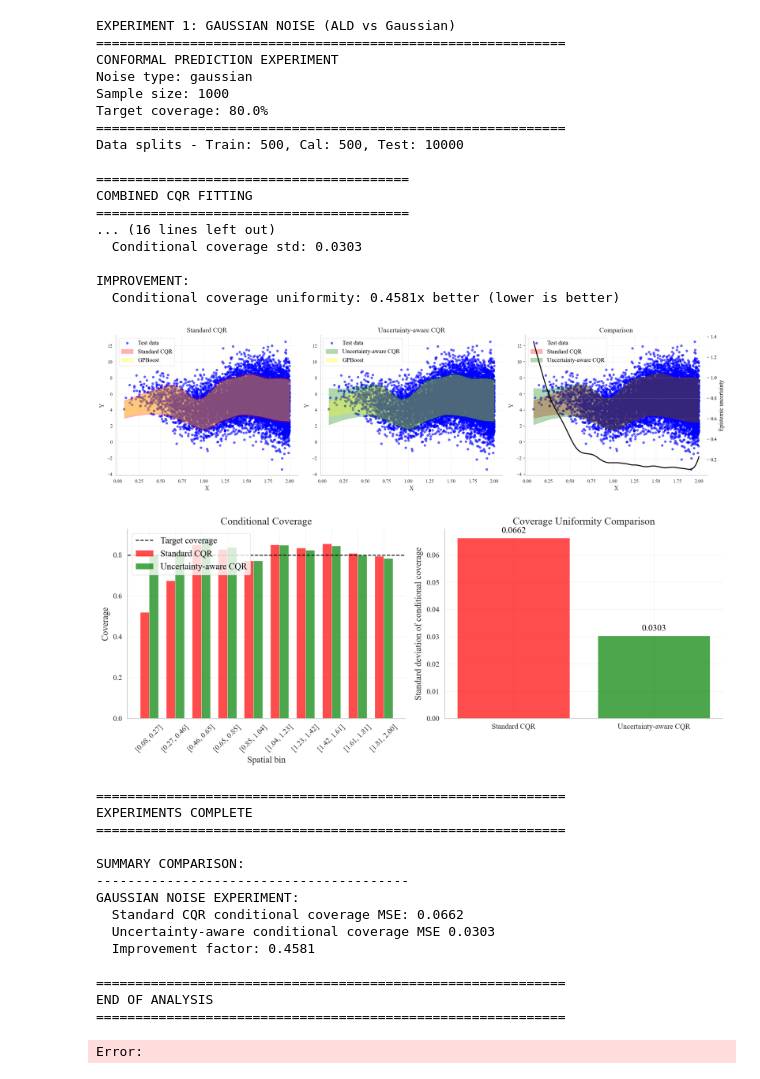
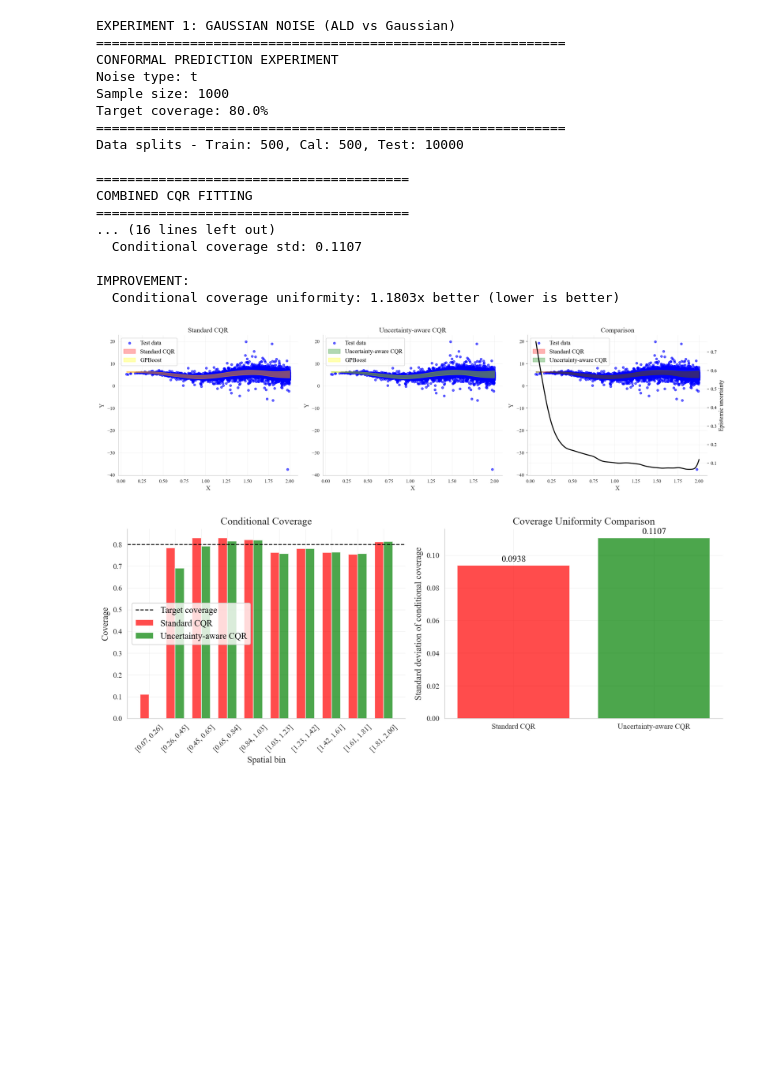
Before and after one commit to AndreaThomNava/LaGP, a Jupyter notebook: notebooks/paper/conformal.ipynb, the cells around one changed output. Saved outputs shown, nothing was run; the diff lists cells and outputs as text; code cells hidden in the pictures; blank space fills up the shorter version.

Commit message:
plotting updates

```diff
--- a/notebooks/paper/conformal.ipynb
+++ b/notebooks/paper/conformal.ipynb
@@ -520,64 +496,28 @@ def run_experiment(n_samples=1000, noise_type='gaussian', alpha=0.1, test_size=0
         'epistemic_uncertainty': epistemic_uncertainty
     }
 # %%
-
-# ===========================
-# 7. RUN EXPERIMENTS
-# ===========================
-
+#  RUN EXPERIMENTS
 if __name__ == "__main__":
     # Experiment 1: Gaussian noise (model misspecification)
     print("EXPERIMENT 1: GAUSSIAN NOISE (ALD vs Gaussian)")
-    results_gaussian = run_experiment(n_samples=1000, cal_size= 0.5, noise_type='gaussian', alpha=0.2)
-
-    print("\n" + "="*60)
-    print("EXPERIMENTS COMPLETE")
-    print("="*60)
-
-    # Summary comparison
-    print("\nSUMMARY COMPARISON:")
-    print("-" * 40)
-    print("GAUSSIAN NOISE EXPERIMENT:")
-    print(f"  Standard CQR conditional coverage MSE: {results_gaussian['results_std']['conditional_coverage_mse']:.4f}")
-    print(f"  Uncertainty-aware conditional coverage MSE {results_gaussian['results_aware']['conditional_coverage_mse']:.4f}")
-    improvement_gaussian = results_gaussian['results_aware']['conditional_coverage_mse'] / results_gaussian['results_std']['conditional_coverage_mse']
-    print(f"  Improvement factor: {improvement_gaussian:.4f}")
-
-    print("\n" + "="*60)
-    print("END OF ANALYSIS")
-    print("="*60)
+    results_gaussian = run_experiment(n_samples=1000, cal_size= 0.5, noise_type='t', alpha=0.2)
 # %% [output]
 EXPERIMENT 1: GAUSSIAN NOISE (ALD vs Gaussian)
 ============================================================
 CONFORMAL PREDICTION EXPERIMENT
-Noise type: gaussian
+Noise type: t
 Sample size: 1000
 Target coverage: 80.0%
 ============================================================
 Data splits - Train: 500, Cal: 500, Test: 10000
 
 ========================================
 COMBINED CQR FITTING
 ========================================
 ... (16 lines left out)
-  Conditional coverage std: 0.0303
+  Conditional coverage std: 0.1107
 
 IMPROVEMENT:
-  Conditional coverage uniformity: 0.4581x better (lower is better)
+  Conditional coverage uniformity: 1.1803x better (lower is better)
-[figure, old version]
+[figure, new version]
-[figure, old version]
+[figure, new version]
-============================================================
-EXPERIMENTS COMPLETE
-============================================================
-
-SUMMARY COMPARISON:
-----------------------------------------
-GAUSSIAN NOISE EXPERIMENT:
-  Standard CQR conditional coverage MSE: 0.0662
-  Uncertainty-aware conditional coverage MSE 0.0303
-  Improvement factor: 0.4581
-
-============================================================
-END OF ANALYSIS
-============================================================
-Error:
```
Also changed, not shown: parts of 2 cells of this notebook, 4 other files.
